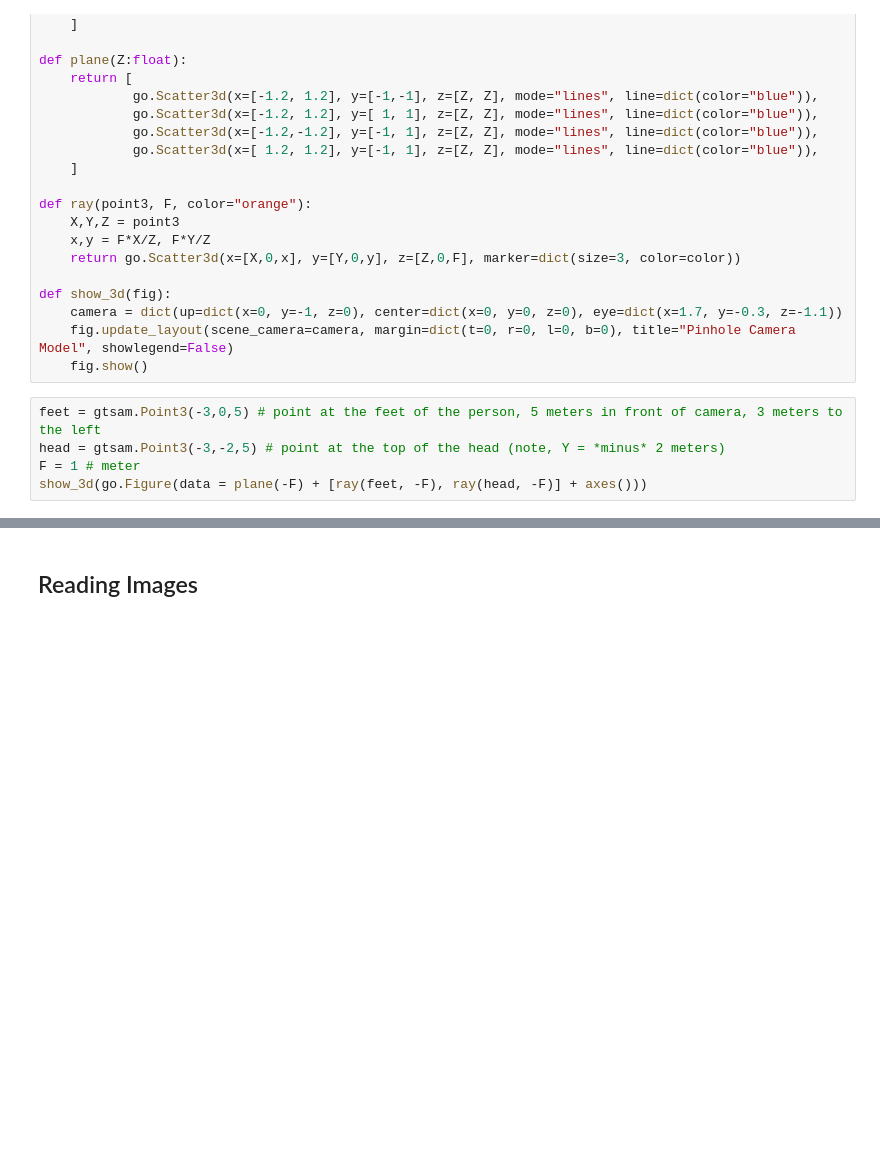
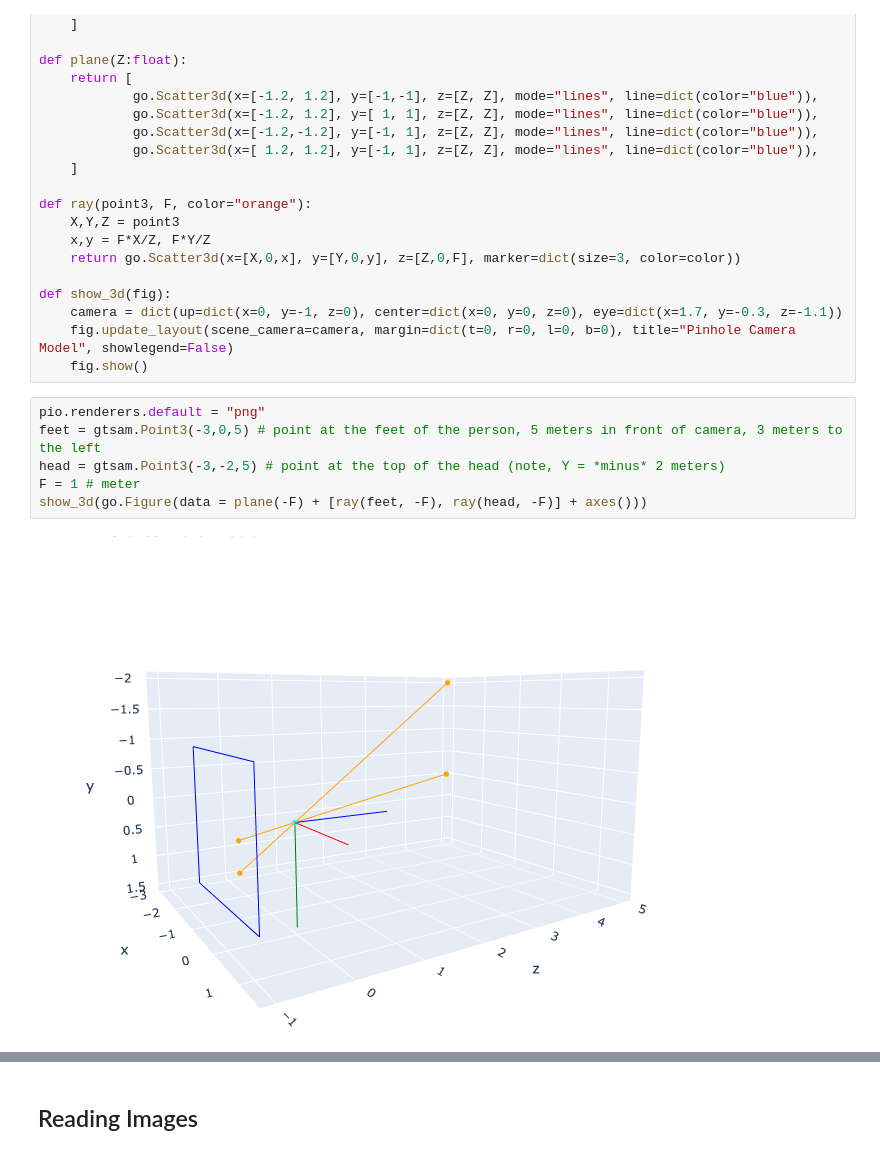
Before and after one commit to gtbook/gtbook, a Jupyter notebook: diffdrive.ipynb, the cells around one changed output, grey strips where cells are left out. Saved outputs shown, nothing was run; the diff lists cells and outputs as text; blank space fills up the shorter version.

```diff
--- a/diffdrive.ipynb
+++ b/diffdrive.ipynb
@@ -48,9 +53,12 @@ def show_3d(fig):
     fig.update_layout(scene_camera=camera, margin=dict(t=0, r=0, l=0, b=0), title="Pinhole Camera Model", showlegend=False)
     fig.show()
 # %%
+pio.renderers.default = "png"
 feet = gtsam.Point3(-3,0,5) # point at the feet of the person, 5 meters in front of camera, 3 meters to the left
 head = gtsam.Point3(-3,-2,5) # point at the top of the head (note, Y = *minus* 2 meters)
 F = 1 # meter
 show_3d(go.Figure(data = plane(-F) + [ray(feet, -F), ray(head, -F)] + axes()))
+# %% [output]
+[figure, added]
 # %%
 show_3d(go.Figure(data = plane(F) + [ray(feet, F), ray(head, F)] + axes()))
```
Also changed, not shown: parts of 10 cells of this notebook, 27 other files.
